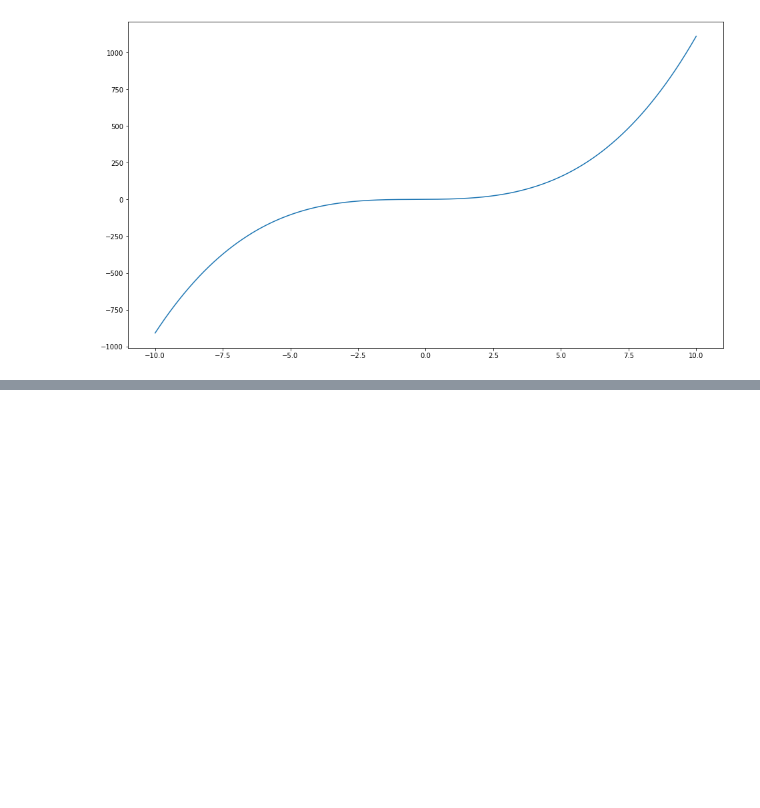
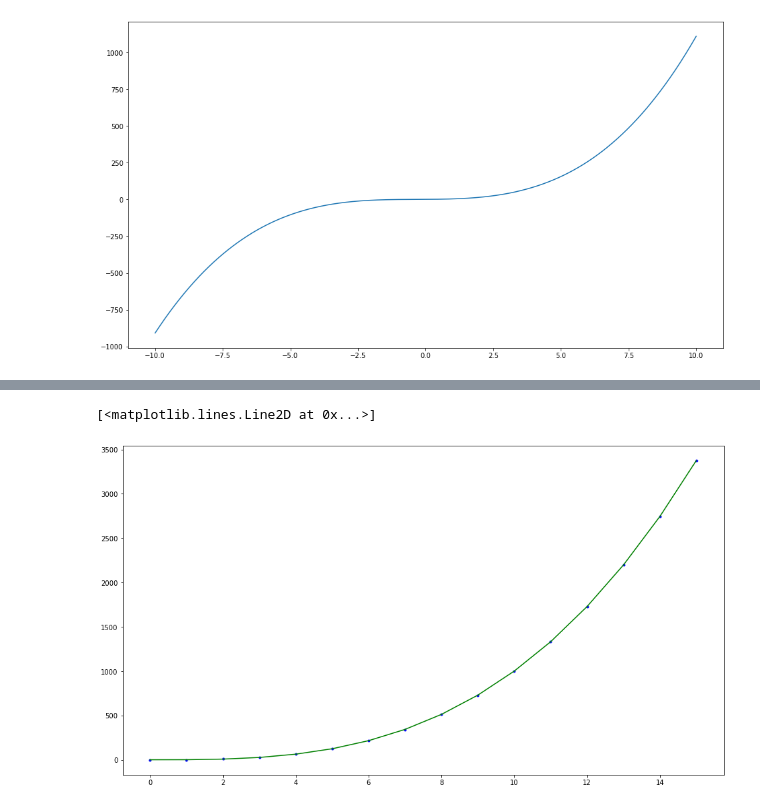
Before and after one commit to donneger/machinelearning_statistics, a Jupyter notebook: ml_practicals/ml_stats_practicals_parameters.ipynb, the cells around one changed output, grey strips where cells are left out. Cells and saved outputs as stored; diff of their text form; code cells hidden in the pictures; blank space fills up the shorter version.

```diff
--- a/ml_practicals/ml_stats_practicals_parameters.ipynb
+++ b/ml_practicals/ml_stats_practicals_parameters.ipynb
@@ -69 +90,12 @@ y1 = [1.3, 1.2, 9.4, 27.3, 63.1, 126.5, 217.3, 341.5, 512.8, 729.3, 1001.8, 1332
+# %%
+fig, ax = plt.subplots(figsize = (16,9))
+
+ax.plot(x1, y1, 'b.')
+
+ax.plot(x1, y_fit,'g-')
+
+#ax.plot(x1, params1[0]*x1**3 + params1[1]*x1**2 + params1[2]*x1 + params1[3], 'g-')
+# %% [output]
+[<matplotlib.lines.Line2D at 0x...>]
+[figure, added]
 # %%
```
Also changed, not shown: parts of 12 cells of this notebook.
